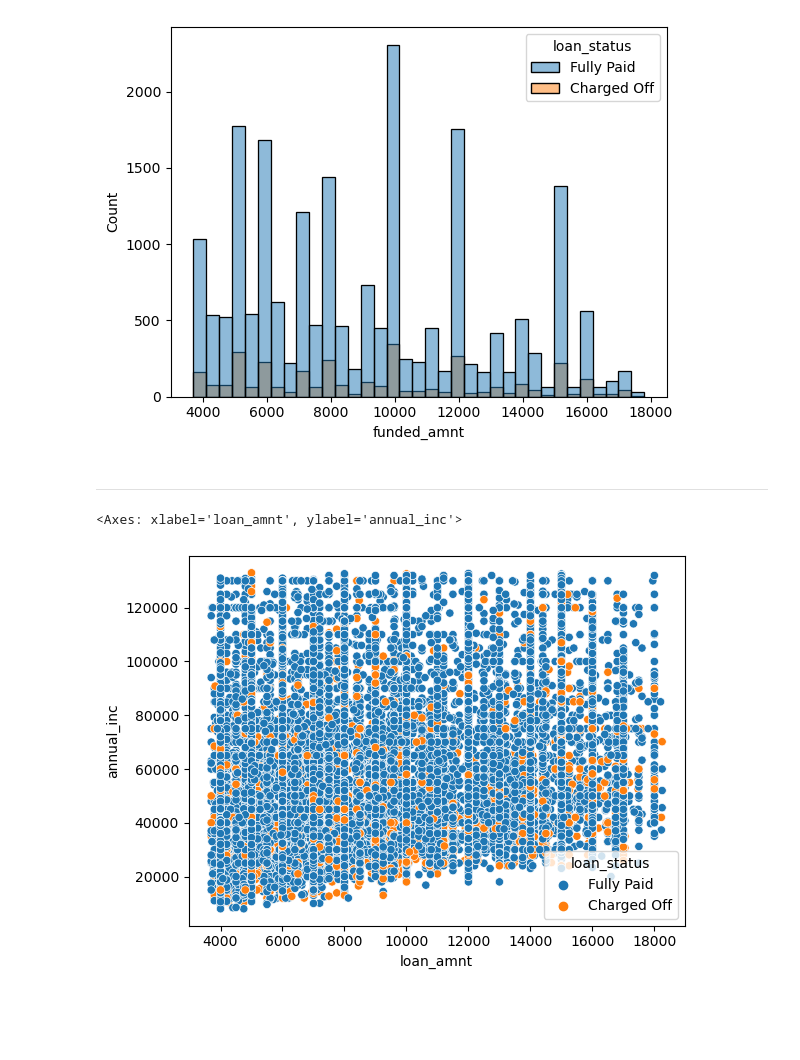
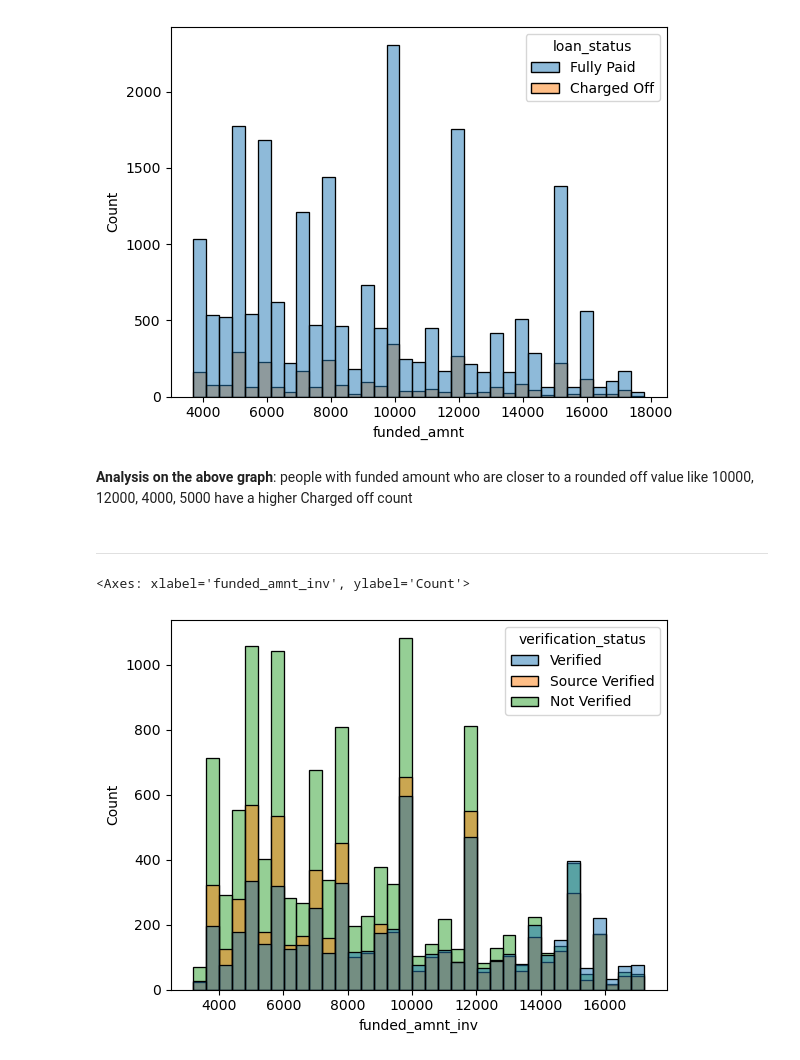
Before and after one commit to ManasModi1992/LendingClubCaseStudy, a Jupyter notebook: Group_Manas_Nesara.ipynb, the cells around one changed output. Cells and saved outputs as stored; diff of their text form; code cells hidden in the pictures; blank space fills up the shorter version.

```diff
--- a/Group_Manas_Nesara.ipynb
+++ b/Group_Manas_Nesara.ipynb
@@ -563,10 +585,13 @@ sns.histplot(data=no_outlier, x="funded_amnt", hue="loan_status")
 # %% [output]
 <Axes: xlabel='funded_amnt', ylabel='Count'>
 [figure]
+# %% [markdown]
+**Analysis on the above graph**: people with funded amount who are closer to a rounded off value like 10000, 12000, 4000, 5000 have a higher Charged off count
 # %% [markdown]
 ---------------
-# %%
-sns.scatterplot(data=no_outlier, x="loan_amnt", y="annual_inc", hue="loan_status")
-# %% [output]
-<Axes: xlabel='loan_amnt', ylabel='annual_inc'>
-[figure, removed]
+# %%
+# analysis on funded amount and verification status
+sns.histplot(data=no_outlier, x="funded_amnt_inv", hue="verification_status")
+# %% [output]
+<Axes: xlabel='funded_amnt_inv', ylabel='Count'>
+[figure, added]
```
Also changed, not shown: parts of 52 cells of this notebook, 1 other file.
